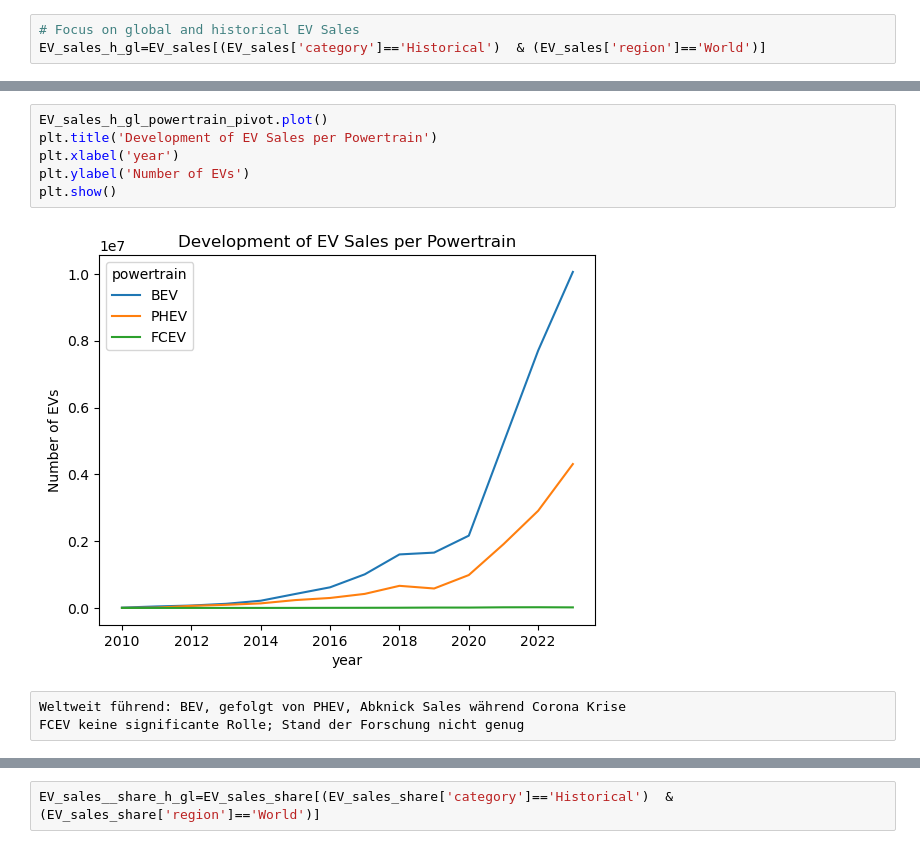
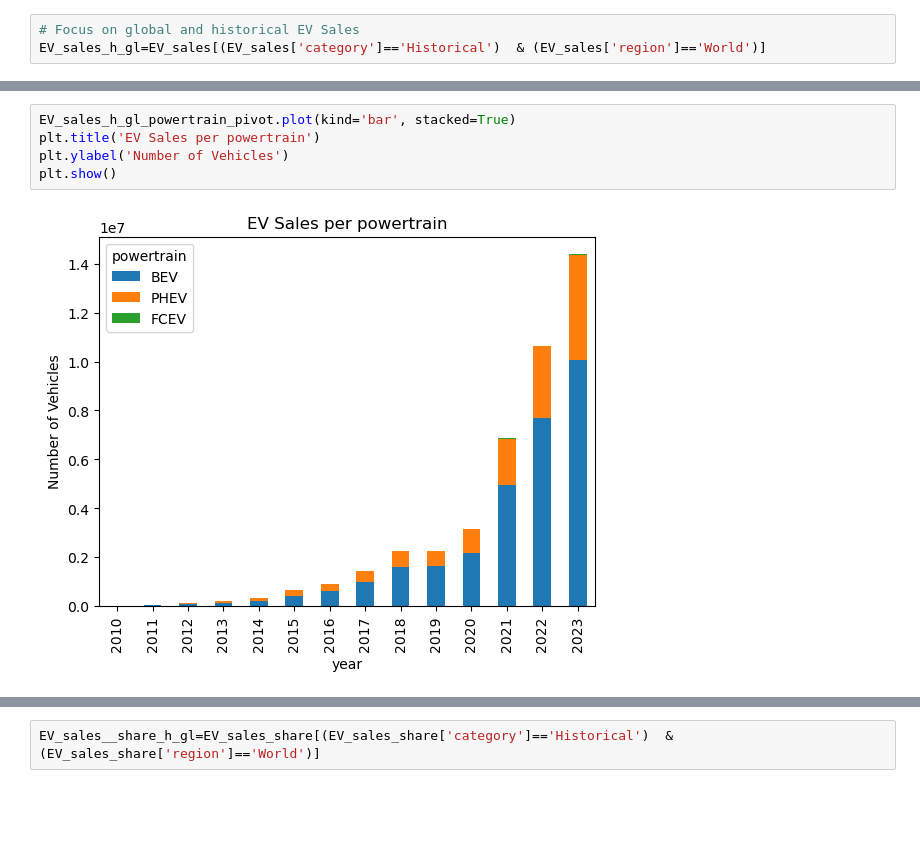
Before and after one commit to jenst0710/Electromobility-Data-Analysis, a Jupyter notebook: Capstone.ipynb, the cells around one changed output, grey strips where cells are left out. Saved outputs shown, nothing was run; the diff lists cells and outputs as text; blank space fills up the shorter version.

```diff
--- a/Capstone.ipynb
+++ b/Capstone.ipynb
@@ -147,11 +160,7 @@ EV_sales_h_gl_powertrain_pivot.head()
-# %%
-EV_sales_h_gl_powertrain_pivot.plot()
-plt.title('Development of EV Sales per Powertrain')
-plt.xlabel('year')
-plt.ylabel('Number of EVs')
-plt.show()
-# %% [output]
-[figure, removed]
-# %%
-Weltweit führend: BEV, gefolgt von PHEV, Abknick Sales während Corona Krise
-FCEV keine significante Rolle; Stand der Forschung nicht genug
+# %%
+EV_sales_h_gl_powertrain_pivot.plot(kind='bar', stacked=True)
+plt.title('EV Sales per powertrain')
+plt.ylabel('Number of Vehicles')
+plt.show()
+# %% [output]
+[figure, added]
```
Also changed, not shown: parts of 44 cells of this notebook.
